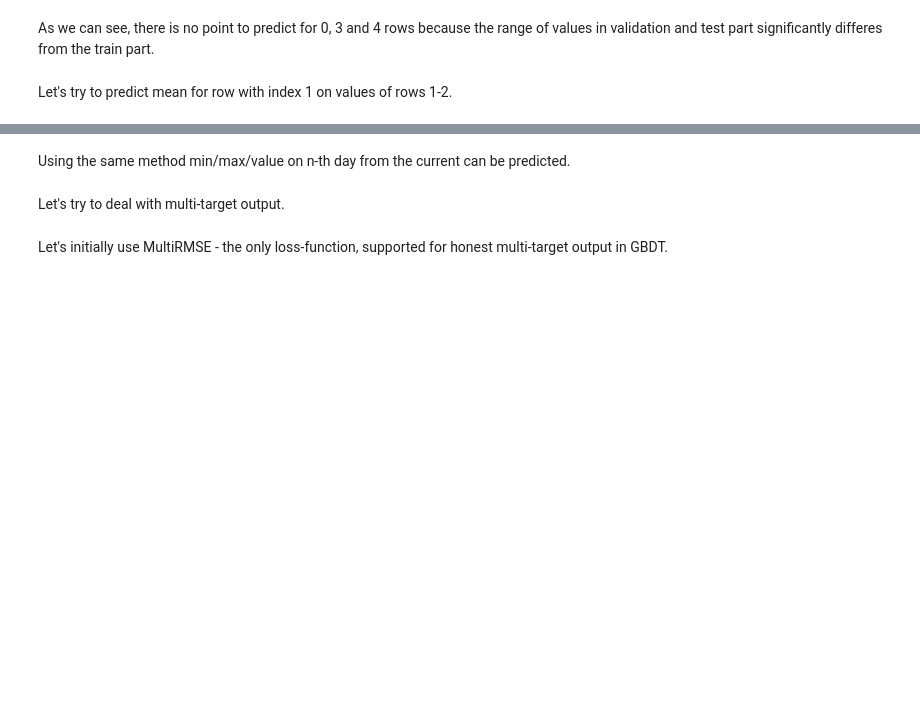
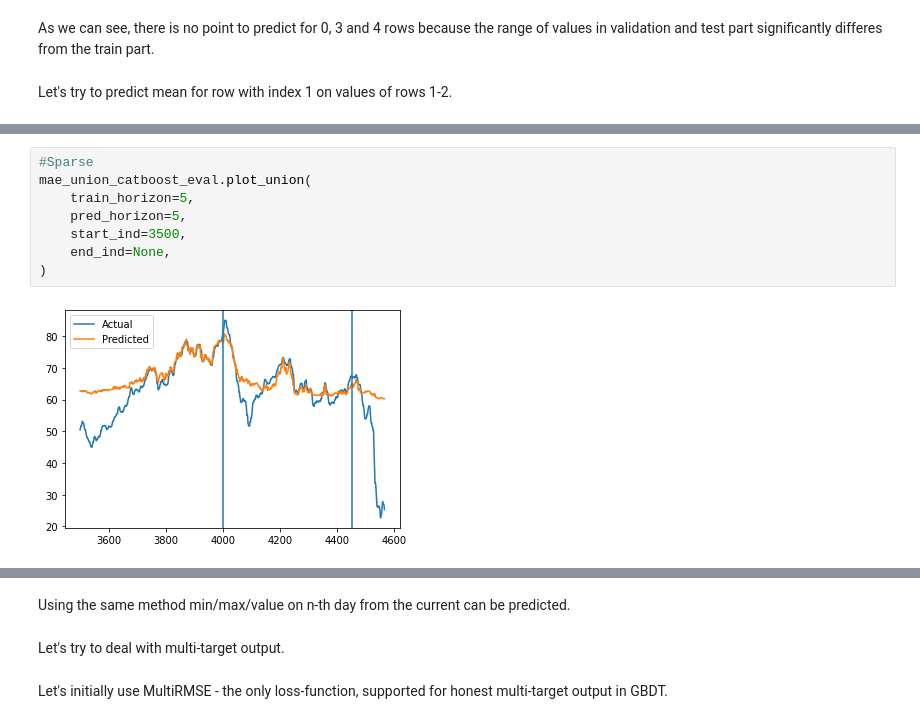
Before and after one commit to nickpon/ruble_oil_prediction, a Jupyter notebook: experiments/CatBoost experiments.ipynb, the cells around one changed output, grey strips where cells are left out. Drawn from its saved outputs; the diff is of its cells as text; blank space fills up the shorter version.

```diff
--- a/experiments/CatBoost experiments.ipynb
+++ b/experiments/CatBoost experiments.ipynb
@@ -126,0 +207,10 @@ mae_union_catboost_eval.plot_union(
+# %%
+#Sparse
+mae_union_catboost_eval.plot_union(
+    train_horizon=5,
+    pred_horizon=5,
+    start_ind=3500,
+    end_ind=None,
+)
+# %% [output]
+[figure, added]
```
Also changed, not shown: parts of 30 cells of this notebook, 8 other files.
